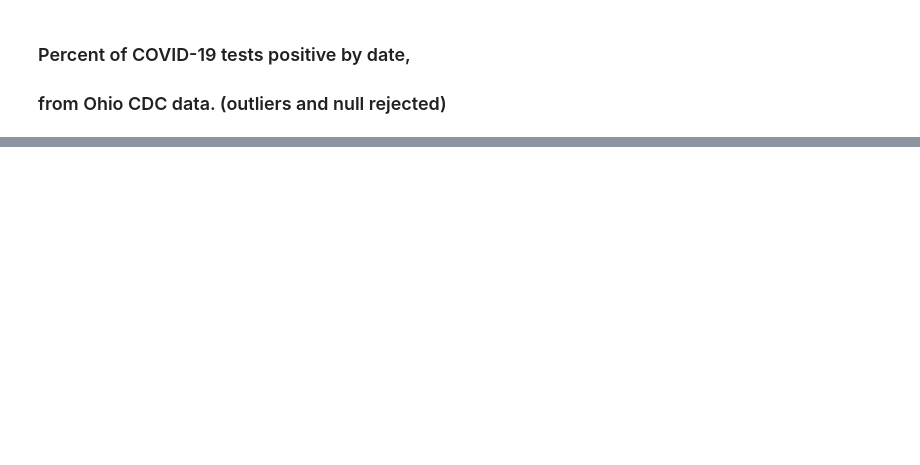
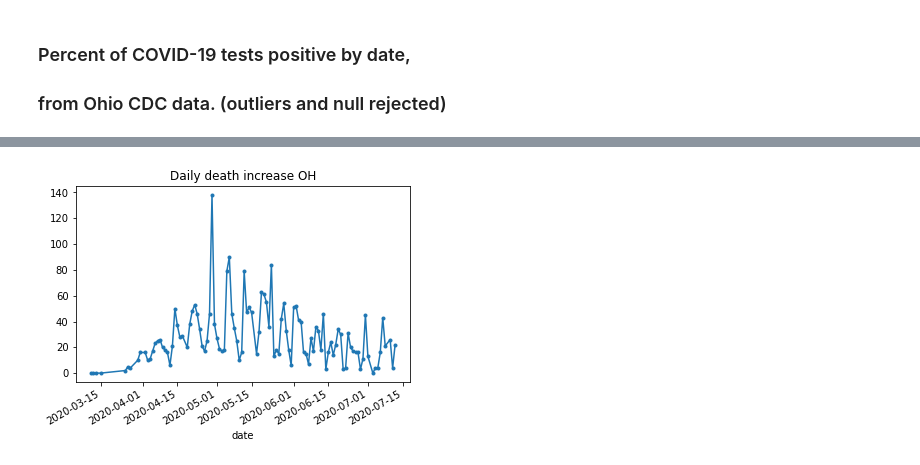
Before and after one commit to mpeaton/cvanal, a Jupyter notebook: COVID-19.ipynb, the cells around one changed output, grey strips where cells are left out. Cells and saved outputs as stored; diff of their text form; code cells hidden in the pictures; blank space fills up the shorter version.

```diff
--- a/COVID-19.ipynb
+++ b/COVID-19.ipynb
@@ -38,0 +47,5 @@ df.set_index('date').head()
+# %%
+a4 = df2.deathIncrease.plot(marker='.',title=f'Daily death increase {state}')
+a4.figure.savefig('daily_deaths',dpi=100)
+# %% [output]
+[figure, added]
```
Also changed, not shown: parts of 7 cells of this notebook, 2 other files.
